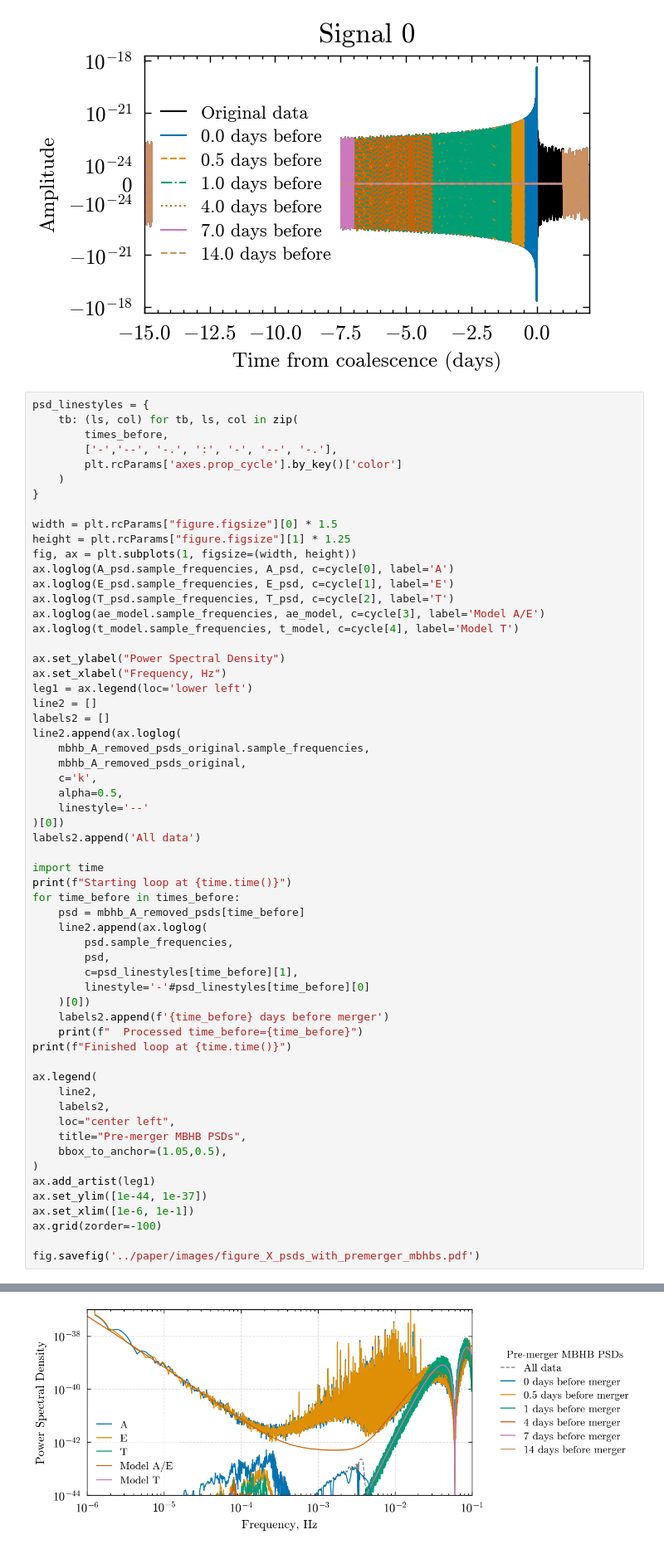
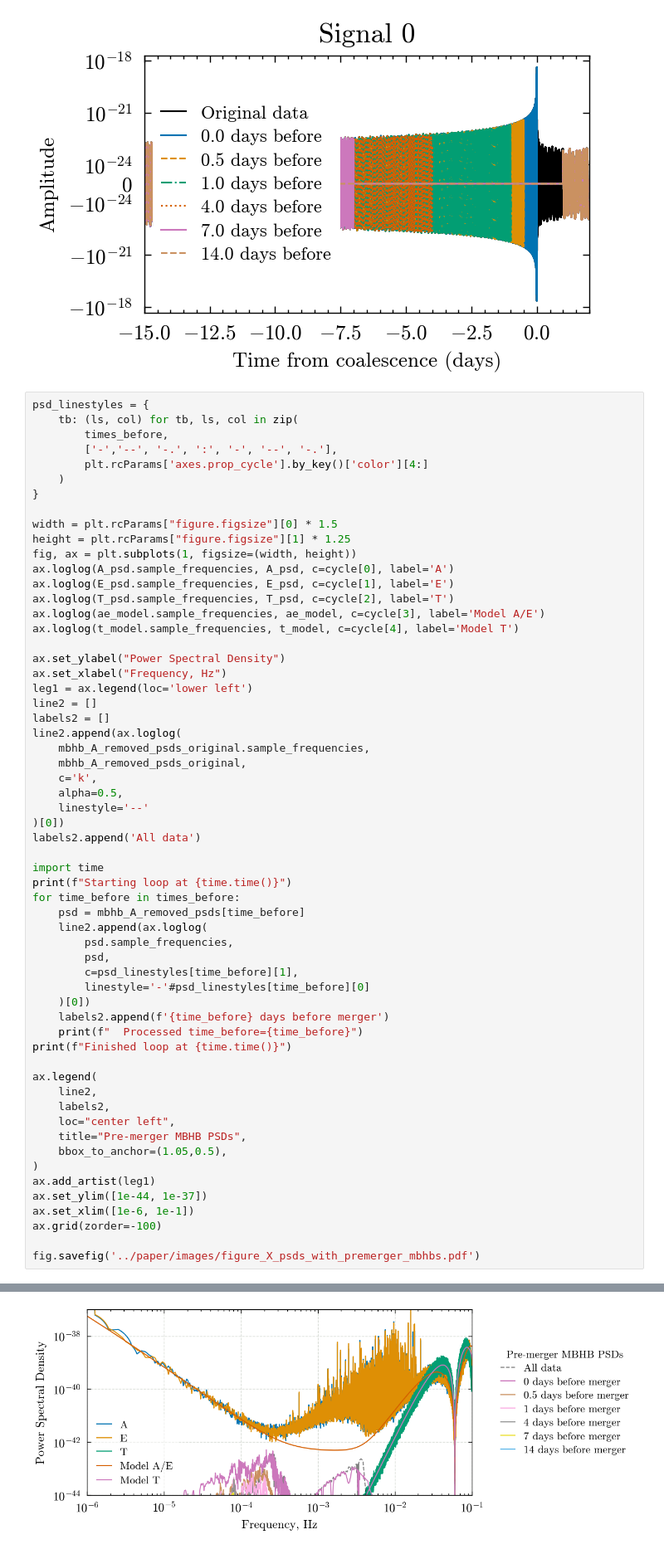
Before and after one commit to icg-gravwaves/lisa_premerger_sangria, a Jupyter notebook: estimate_psds/estimate_psds.ipynb, the cells around one changed output, grey strips where cells are left out. Shown at 83% size. Cells and saved outputs as stored; diff of their text form.

Commit message:
Re-color psd plot

```diff
--- a/estimate_psds/estimate_psds.ipynb
+++ b/estimate_psds/estimate_psds.ipynb
@@ -375,7 +375,7 @@ psd_linestyles = {
     tb: (ls, col) for tb, ls, col in zip(
         times_before,
         ['-','--', '-.', ':', '-', '--', '-.'],
-        plt.rcParams['axes.prop_cycle'].by_key()['color']
+        plt.rcParams['axes.prop_cycle'].by_key()['color'][4:]
     )
 }
 
@@ -448 +441 @@ Finished loop at 1765457879.488945
-[figure, old version]
+[figure, new version]
```
Also changed, not shown: parts of 1 cell of this notebook, 3 other files.
